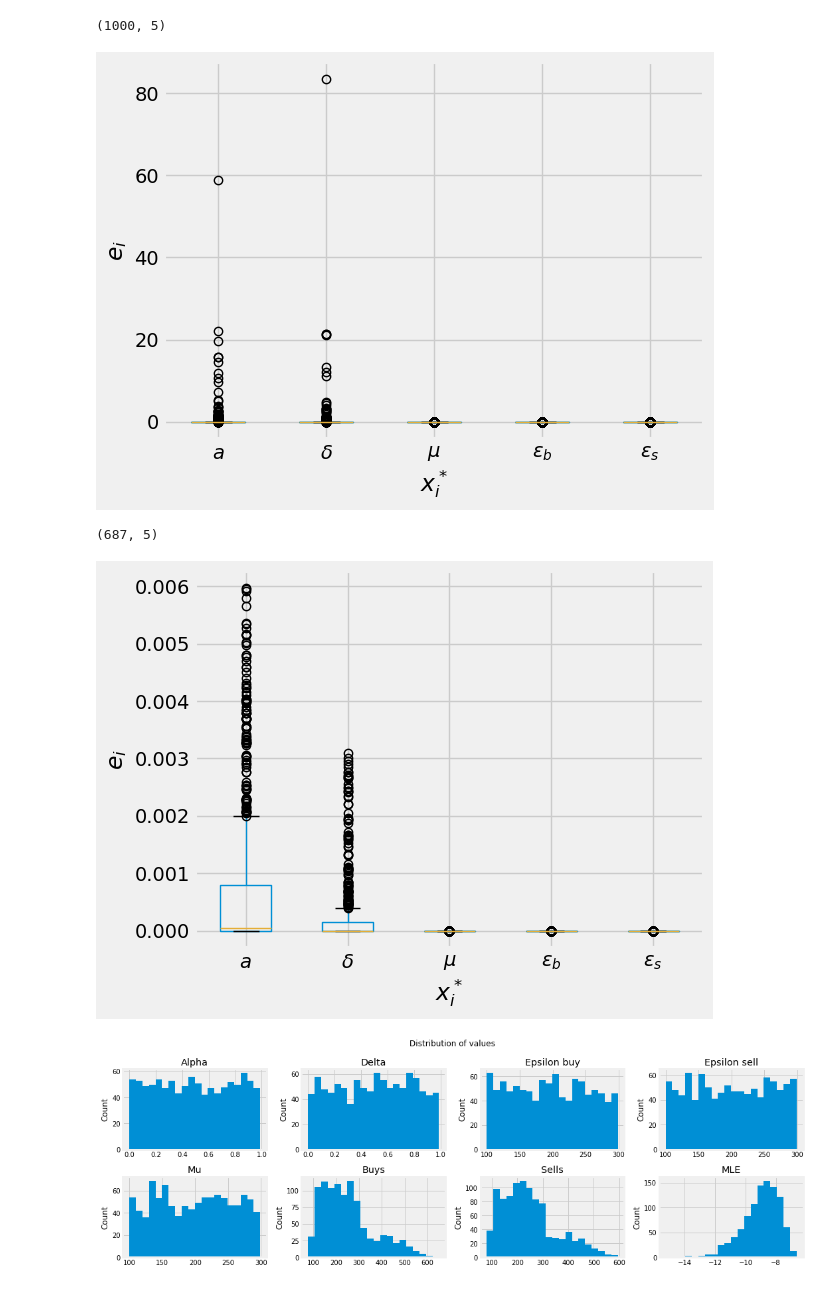
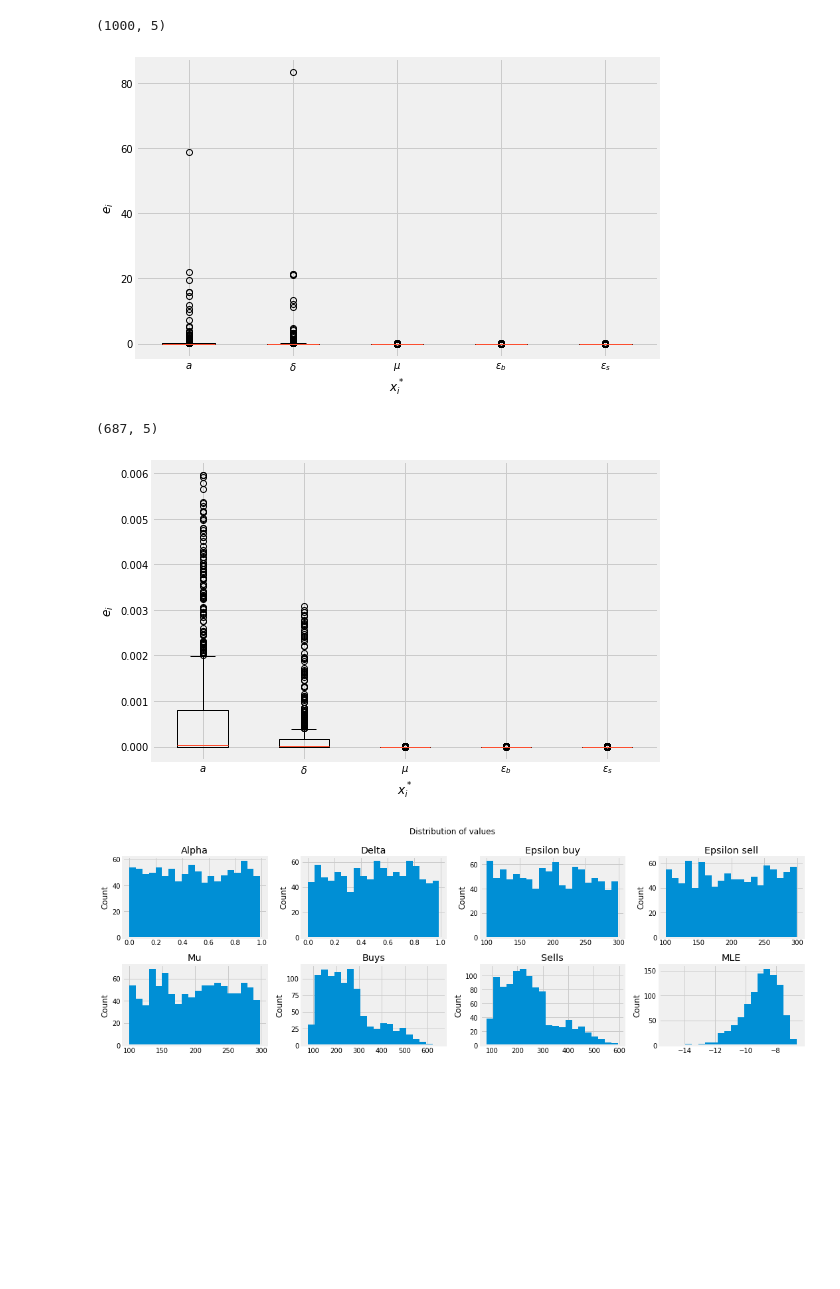
Before and after one commit to GuillaumePv/pin_surrogate_model, a Jupyter notebook: stat_desc.ipynb, the cells around one changed output. Saved outputs shown, nothing was run; the diff lists cells and outputs as text; code cells hidden in the pictures; blank space fills up the shorter version.

```diff
--- a/stat_desc.ipynb
+++ b/stat_desc.ipynb
@@ -110,15 +110,16 @@ df_ei.shape
 # %% [output]
 (1000, 5)
 # %%
-df_ei.boxplot()
+fig = plt.figure(figsize=(8,5))
+plt.boxplot(df_ei)
 plt.xticks([1, 2, 3,4,5], [r'$a$', r'$\delta$', r'$\mu$', r'$\epsilon_b$', r'$\epsilon_s$'])
 #plt.title(r"Boxplot of $e_i$ by parameters")
 plt.ylabel(r"$e_i$")
 plt.xlabel(r"$x_i^*$")
 plt.tight_layout()
 plt.savefig("./results/graphs/boxplot_ei.png")
 # %% [output]
-[figure, old version]
+[figure, new version]
 # %%
 # à voir s'il il faut le faire
 df_ei_test = df_ei[df_ei <= df_ei.quantile(0.75)]
@@ -127,7 +128,8 @@ df_ei_test.shape
 # %% [output]
 (687, 5)
 # %%
-df_ei_test.boxplot()
+fig = plt.figure(figsize=(8,5))
+plt.boxplot(df_ei_test)
 plt.xticks([1, 2, 3,4,5], [r'$a$', r'$\delta$', r'$\mu$', r'$\epsilon_b$', r'$\epsilon_s$'])
 plt.ylabel(r"$e_i$")
 plt.xlabel(r"$x_i^*$")
@@ -135,7 +137,7 @@ plt.xlabel(r"$x_i^*$")
 plt.tight_layout()
 plt.savefig("./results/graphs/boxplot_ei_q3.png")
 # %% [output]
-[figure, old version]
+[figure, new version]
 # %%
 fig, axs = plt.subplots(2, 4,figsize=(15,5))
 fig.suptitle('Distribution of values')
```
Also changed, not shown: parts of 1 cell of this notebook, 1 other file.
